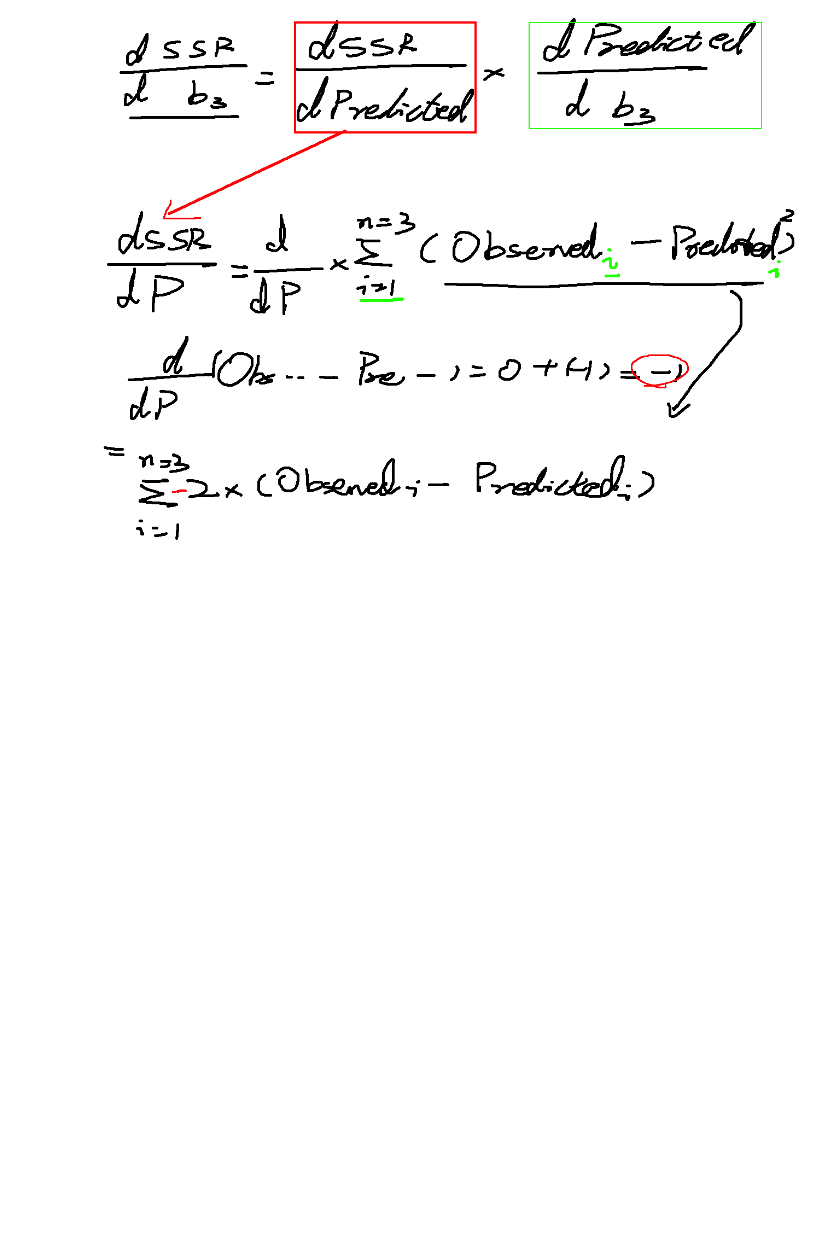
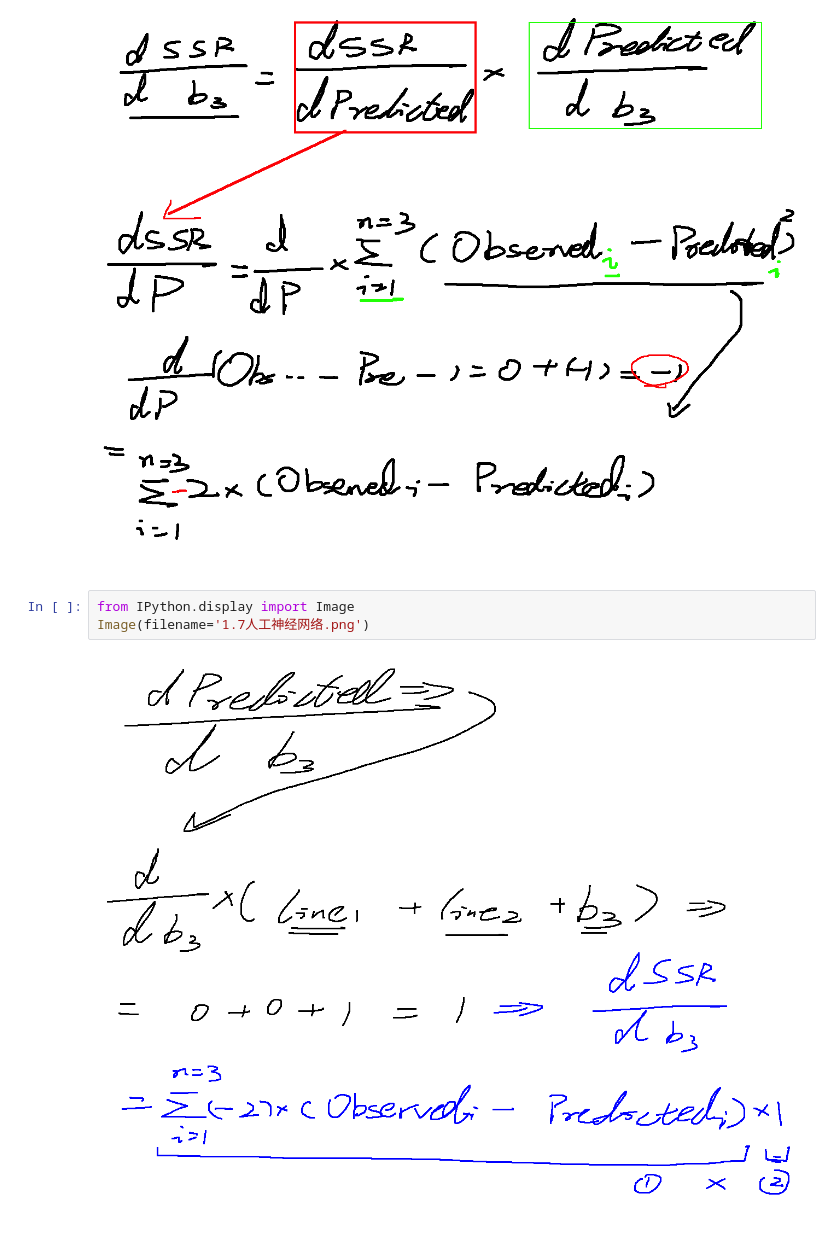
Before and after one commit to williamjiamin/Pure_Python_for_DS_ML, a Jupyter notebook: 16.人工神经网络与反向传播（Artificial_Neural_Network_Back-Propagation）/1.人工神经网络与反向传播（Artificial_Neural_Network_Back-Propagation）.ipynb, the cells around one changed output. Saved outputs shown, nothing was run; the diff lists cells and outputs as text; blank space fills up the shorter version.

```diff
--- a/16.人工神经网络与反向传播（Artificial_Neural_Network_Back-Propagation）/1.人工神经网络与反向传播（Artificial_Neural_Network_Back-Propagation）.ipynb
+++ b/16.人工神经网络与反向传播（Artificial_Neural_Network_Back-Propagation）/1.人工神经网络与反向传播（Artificial_Neural_Network_Back-Propagation）.ipynb
@@ -83,3 +83,8 @@ from IPython.display import Image
 Image(filename='1.6人工神经网络.png')
 # %% [output]
 [figure]
+# %%
+from IPython.display import Image
+Image(filename='1.7人工神经网络.png')
+# %% [output]
+[figure, added]
```
Also changed, not shown: parts of 8 cells of this notebook, 8 other files.
